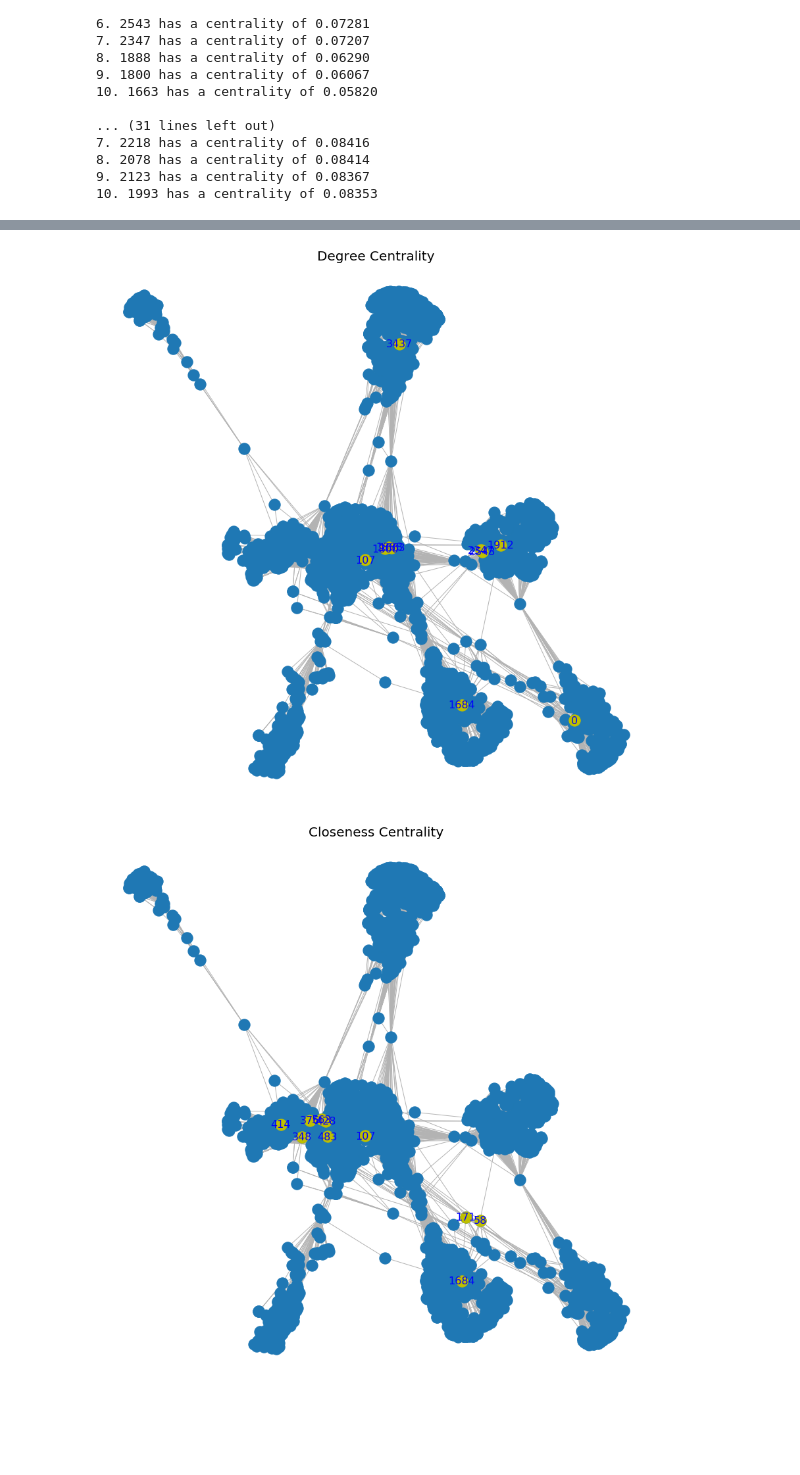
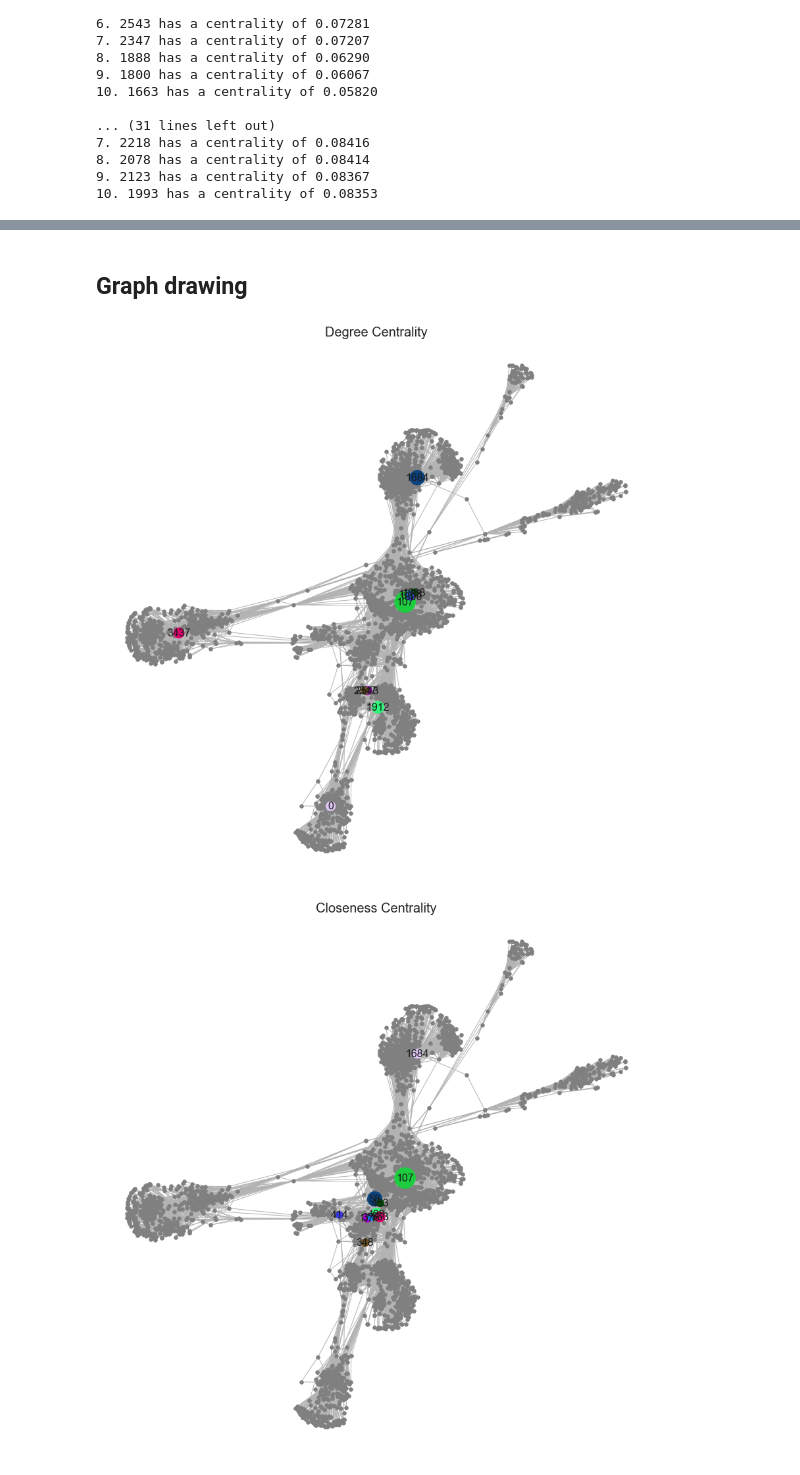
Before and after one commit to JulesTriomphe/dsip, a Jupyter notebook: PS3/PS3.ipynb, the cells around one changed output, grey strips where cells are left out. Cells and saved outputs as stored; diff of their text form; code cells hidden in the pictures; blank space fills up the shorter version.

```diff
--- a/PS3/PS3.ipynb
+++ b/PS3/PS3.ipynb
@@ -80,7 +215,7 @@ def top_print(name,centrality,n):
 # %%
 #execute function
-for k in Graph_infos:
-    centrality = Graph_infos[k]
+for k in Graph_centrality:
+    centrality = Graph_centrality[k]
     name = k
     top_print(name,centrality,10)
 # %% [output]
@@ -104,12 +241,12 @@ CENTRALITY MEASURE BY DEGREE CENTRALITY
 # %%
-def overall_ranking(G, G_infos, n_top):
-    centralities = list(G_infos.keys())
+def overall_ranking(G, G_centrality, n_top, G_infos):
+    centralities = list(G_centrality.keys())
     centrality_ranked = {}
     overall_rank = {n: [] for n in G.nodes}
 
     for cen in centralities:
 
-        ranking = sorted(G_infos[cen].items(),key = operator.itemgetter(1),reverse = True)
+        ranking = sorted(G_centrality[cen].items(),key = operator.itemgetter(1),reverse = True)
 
         centrality_ranked[cen] = {ranking[n][0]: n+1 for n in range(0,len(ranking))}
 
@@ -131,14 +268,21 @@ def overall_ranking(G, G_infos, n_top):
         print('------------------')
         print('Node: {}'.format(node))
         print('')
-        print('No: {} in overall ranking'.format(i+1))
+        print('No: {} in centrality overall ranking'.format(i+1))
+        print('')
+        print('Specificity:')
+        print('')
+        print('Number of connections: {}'.format(G_infos['Degrees'][node]))
+        print('Number of triangles involved in: {}'.format(G_infos['Triangles'][node]))
+
         print('')
         for j in range(len(centralities)):
             print('No: {} in {} ranking'.format(overall_rank[node][j], str(centralities[j])))
+        print
 
-    return centrality_ranked
+    return centrality_ranked, total_ranking
 # %%
-centrality_ranked = overall_ranking(Graph, Graph_infos,10)
+centrality_ranked,total_ranking = overall_ranking(Graph, Graph_centrality,10, Graph_infos)
 # %% [output]
 OVERALL RANKING
 
@@ -174,21 +304,31 @@ def nx_hist(x, bins, normed = False, yscale = 'linear', title = None, xlabel = '
+# %% [markdown]
+## Graph drawing
 # %%
-
 def draw_graph_top(G,centrality_ranked,n, layout, name):
 
     plt.figure(figsize=(15,15))
-    nx.draw_networkx(G, pos = layout, node_size = 300, with_labels = False,  edge_color = '0.7')
+    top_nodes = list(centrality_ranked.keys())[:n]
+    labels = {i: i for i in top_nodes}
+    colors = ['#1ECD3F', '#0C437E', '#30F77B', '#E0016D', '#E0C6F4', '#A402CF', '#6C5020', '#014F05', '#3636DE', '#0E82F6']
+    big_size = 1000
+    sizes = [big_size/(i+1) for i in range(n)]
+    #draw
+    nx.draw_networkx(G, pos = layout, node_size = 30, with_labels = False, node_color = 'grey', edge_color = '0.7')
+
     # add bigger nodes in color
 
-    nx.draw_networkx_nodes(G,pos=layout,nodelist=list(centrality_ranked.keys())[:n], with_labels = True, node_color='y')
-    # add their names
-    labels = {i: i for i in list(centrality_ranked.keys())[:n]}
-    nx.draw_networkx_labels(G,layout, labels,font_size=16, font_color = 'b')
+
+    nx.draw_networkx_nodes(G,pos=layout,nodelist= top_nodes, with_labels = True, node_color=colors, node_size = sizes)
+
+    nx.draw_networkx_labels(G,layout, labels,font_size=16, font_color = 'white')
+
+
     plt.title(name, fontsize = 20)
     plt.axis("off")
 # %%
 layout = nx.spring_layout(Graph)
-for cen in Graph_infos.keys():
+for cen in Graph_centrality.keys():
     draw_graph_top(Graph,centrality_ranked[cen],10, layout, str(cen))
 # %% [output]
-[figure, old version]
+[figure, new version]
-[figure, old version]
+[figure, new version]
```
Also changed, not shown: parts of 45 cells of this notebook.
